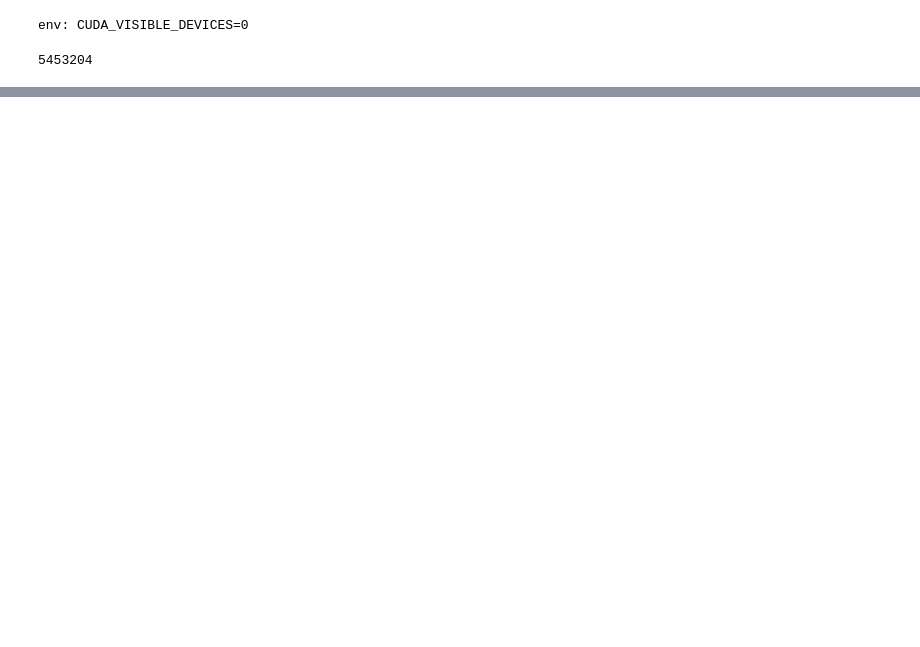
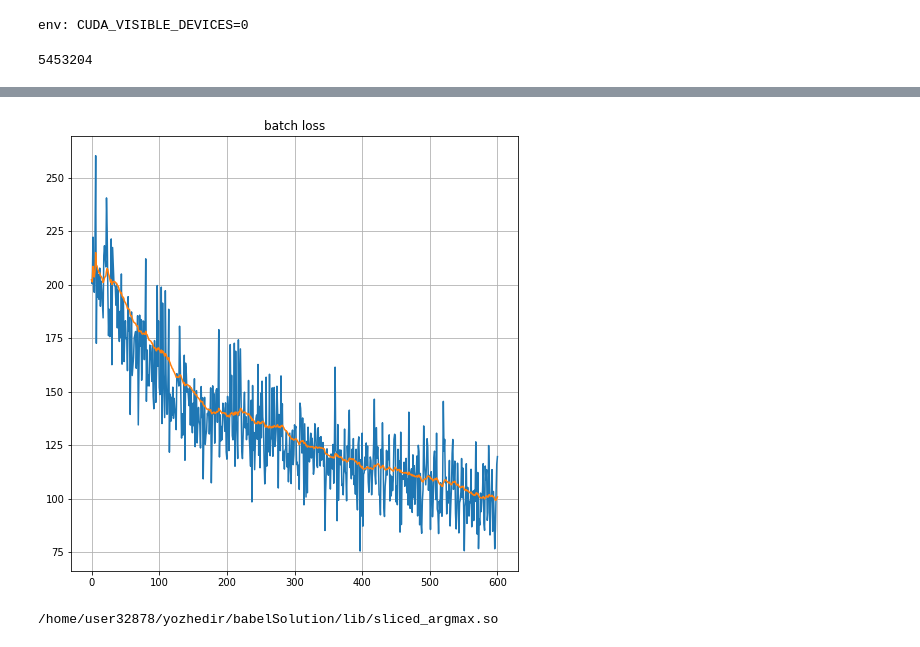
Before and after one commit to TIXFeniks/babelSolution, a Jupyter notebook: transformer_pretraining.ipynb, the cells around one changed output, grey strips where cells are left out. Saved outputs shown, nothing was run; the diff lists cells and outputs as text; code cells hidden in the pictures; blank space fills up the shorter version.

```diff
--- a/transformer_pretraining.ipynb
+++ b/transformer_pretraining.ipynb
@@ -54,35 +49,3 @@ NotFoundError: /home/jheuristic/PycharmProjects/unsupervised_mt/babelSolution/li
-# %%
-import tfnn
-tfnn.__file__
-import tensorflow as tf
-sess = tf.InteractiveSession()
-sess.run(tf.global_variables_initializer())
-# %%
-import tensorflow as tf
-import models.transformer as tr
-from lib.tensor_utils import infer_length, infer_mask
-
-tf.reset_default_graph()
-sess = tf.InteractiveSession()
-sess.run(tf.global_variables_initializer())
-
-mini_hp = {
-        'hid_size': 256,
-        'ff_size': 1024,
-        'num_heads': 4,
-        'num_layers': 2,
-
-        'rescale_emb': True,
-        'relu_dropout': 0.,
-        'res_dropout': 0.,
-        'attn_dropout': 0.,
-        'inp_emb_bias': True,
-        'res_steps': 'nlda',
-        'normalize_out': True,
-        'force_bos': False
-}
-
-model = tr.Transformer('mod',inp_voc,out_voc,**mini_hp)
 # %%
 from prefetch_generator import background
 from itertools import islice, chain
@@ -160,34 +122,36 @@ from time import sleep
 epoch = 0
 loss_history = []
 # %%
-batch_size = 64
+batch_size = 32
 for i, batch in enumerate(tqdm(train.iterate_lines(batch_size, batches_per_epoch=None))):
     batch_src, batch_dst = zip(*batch)
     batch_src_ix = inp_voc.tokenize_many(batch_src)
     batch_dst_ix = out_voc.tokenize_many(batch_dst)
 
     feed_dict = {inp: batch_src_ix, out: batch_dst_ix}
 
     loss_t = sess.run([train_step, loss], feed_dict)[1]
     loss_history.append(np.mean(loss_t))
 
 
     if (epoch+1) % 500 == 0:
         #test_bleu_history.append([epoch,compute_bleu(model, dev.inp_lines[::5], dev.out_lines[::5])[0]])
 
 
-        w_variables = tf.get_collection(tf.GraphKeys.MODEL_VARIABLES, scope="mod/")
+        w_variables = tf.get_collection(tf.GraphKeys.TRAINABLE_VARIABLES, scope="mod/")
         w_values = sess.run(w_variables)
         weights_dict = {w.name: w_val for w, w_val in zip(w_variables,w_values)}
-        np.savez("/home/jheuristic/mimic-model-%i.npz"%epoch, **weights_dict)
+        np.savez("./model-%i.npz"%epoch, **weights_dict)
 
 
     if epoch % 10 == 0:
         clear_output(True)
         plt.figure(figsize=[8,8])
         plt.title("batch loss")
         plt.plot(loss_history)
         plt.plot(ewma(np.array(loss_history),span=50))
         plt.grid()
         plt.show()
     epoch +=1
+# %% [output]
+[figure, added]
@@ -196,2 +158,4 @@ from lib.inference import BeamSearchInference
 # %%
-BeamSearchInference(model,{'inp':inp })
+trans = model.symbolic_translate(inp)
+# %% [output]
+/home/user32878/yozhedir/babelSolution/lib/sliced_argmax.so
```
Also changed, not shown: parts of 8 cells of this notebook.
